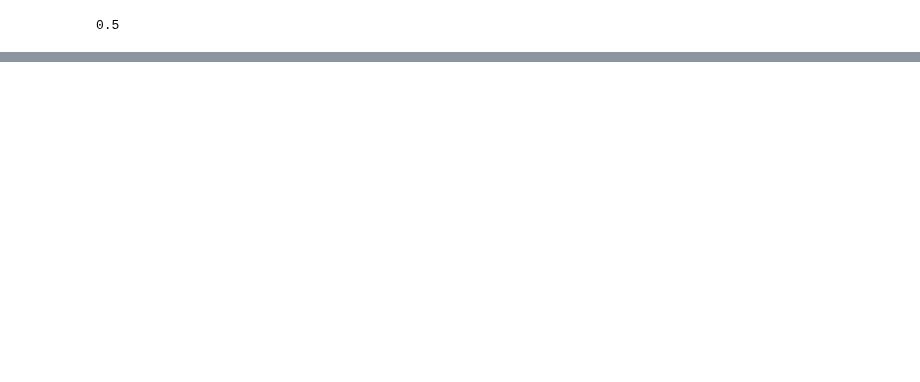
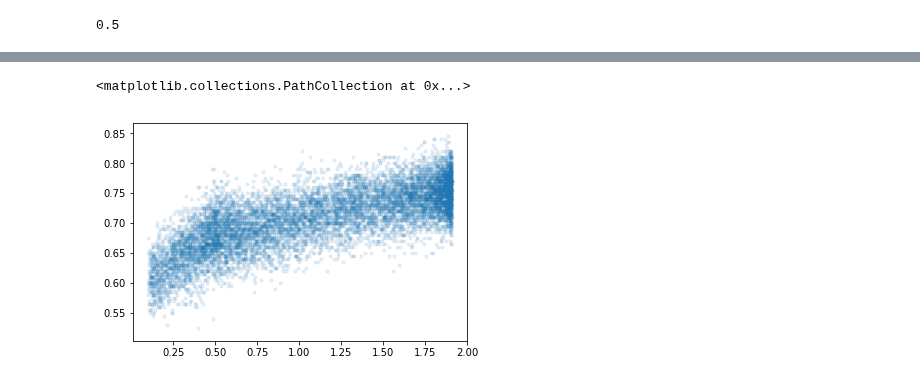
Before and after one commit to BouchardLab/noise_correlations, a Jupyter notebook: notebooks/symmetric_KL.ipynb, the cells around one changed output, grey strips where cells are left out. Drawn from its saved outputs; the diff is of its cells as text; code cells hidden in the pictures; blank space fills up the shorter version.

```diff
--- a/notebooks/symmetric_KL.ipynb
+++ b/notebooks/symmetric_KL.ipynb
@@ -219,0 +246,5 @@ _ = plt.hist(ld, bins=50)
+# %%
+plt.scatter(kl, qd, marker='.', alpha=.1)
+# %% [output]
+<matplotlib.collections.PathCollection at 0x...>
+[figure, added]
```
Also changed, not shown: parts of 12 cells of this notebook.
